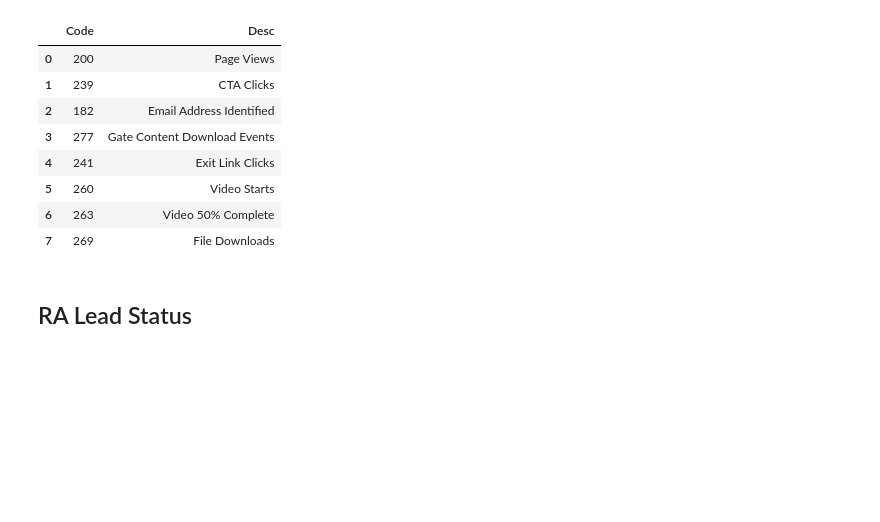
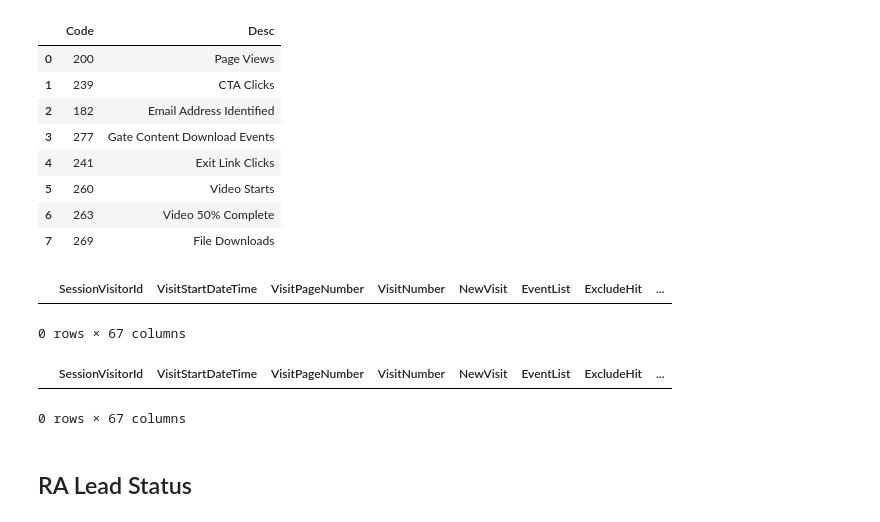
Before and after one commit to wyang-pisrc/ra-mdp, a Jupyter notebook: db/analytics_db.ipynb, the cells around one changed output. Cells and saved outputs as stored; diff of their text form; code cells hidden in the pictures; blank space fills up the shorter version.

```diff
--- a/db/analytics-db.ipynb
+++ b/db/analytics_db.ipynb
@@ -234,6 +230,32 @@ query_db(
 | 5 | 260 | Video Starts |
 | 6 | 263 | Video 50% Complete |
 | 7 | 269 | File Downloads |
+# %%
+# Check if binge experience data is present
+query_db(
+    """
+    SELECT *
+    FROM aem.RawTraffic
+    WHERE UploadedAt >= '2022-06-01'
+    AND BingeId IS NOT NULL
+    """
+)
+# %% [output]
+|  | SessionVisitorId | VisitStartDateTime | VisitPageNumber | VisitNumber | NewVisit | EventList | ExcludeHit | ... |
+0 rows × 67 columns
+# %%
+# Check if PDF analytics data is present
+query_db(
+    """
+    SELECT *
+    FROM aem.RawTraffic
+    WHERE UploadedAt >= '2022-06-01'
+    AND PDFurl IS NOT NULL
+    """
+)
+# %% [output]
+|  | SessionVisitorId | VisitStartDateTime | VisitPageNumber | VisitNumber | NewVisit | EventList | ExcludeHit | ... |
+0 rows × 67 columns
 # %% [markdown]
 ## RA Lead Status
 # %%
```
Also changed, not shown: parts of 1 cell of this notebook.
